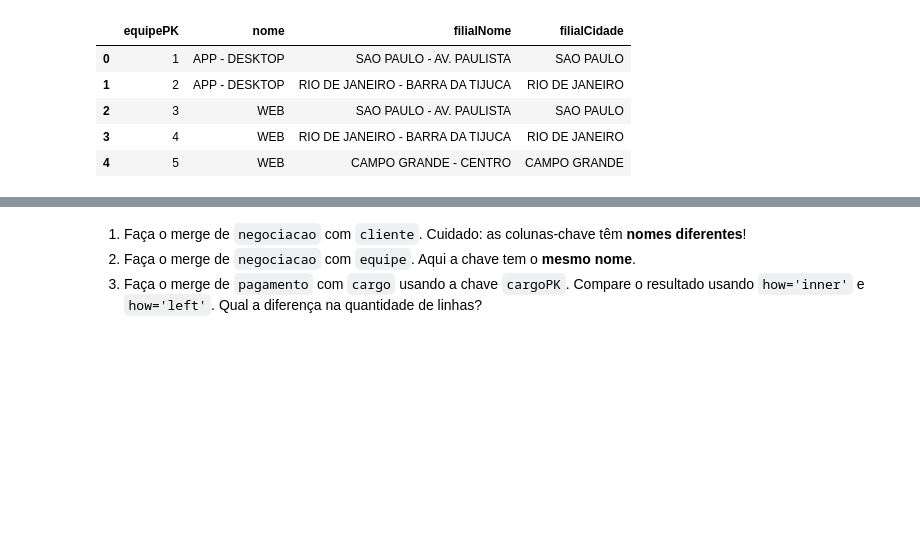
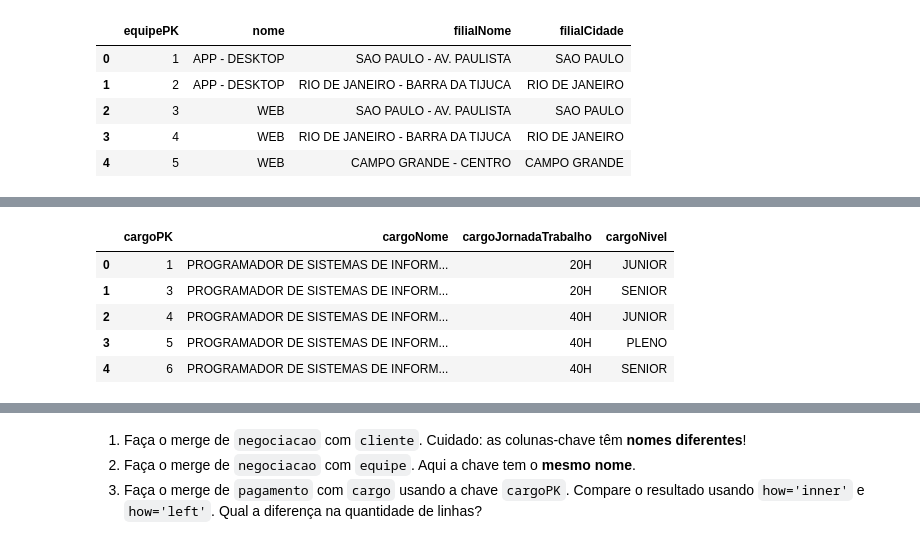
Before and after one commit to rafaelpyc/harve, a Jupyter notebook: modulo_python/pandas/aula_4/notebooks/Modulo_Python_Pandas_Aula_4.ipynb, the cells around one changed output, grey strips where cells are left out. Drawn from its saved outputs; the diff is of its cells as text; code cells hidden in the pictures; blank space fills up the shorter version.

```diff
--- a/modulo_python/pandas/aula_4/notebooks/Modulo_Python_Pandas_Aula_4.ipynb
+++ b/modulo_python/pandas/aula_4/notebooks/Modulo_Python_Pandas_Aula_4.ipynb
@@ -99,0 +108,9 @@ equipe.head()
+# %%
+cargo.head()
+# %% [output]
+|  | cargoPK | cargoNome | cargoJornadaTrabalho | cargoNivel |
+| 0 | 1 | PROGRAMADOR DE SISTEMAS DE INFORM... | 20H | JUNIOR |
+| 1 | 3 | PROGRAMADOR DE SISTEMAS DE INFORM... | 20H | SENIOR |
+| 2 | 4 | PROGRAMADOR DE SISTEMAS DE INFORM... | 40H | JUNIOR |
+| 3 | 5 | PROGRAMADOR DE SISTEMAS DE INFORM... | 40H | PLENO |
+| 4 | 6 | PROGRAMADOR DE SISTEMAS DE INFORM... | 40H | SENIOR |
```
Also changed, not shown: parts of 6 cells of this notebook.
